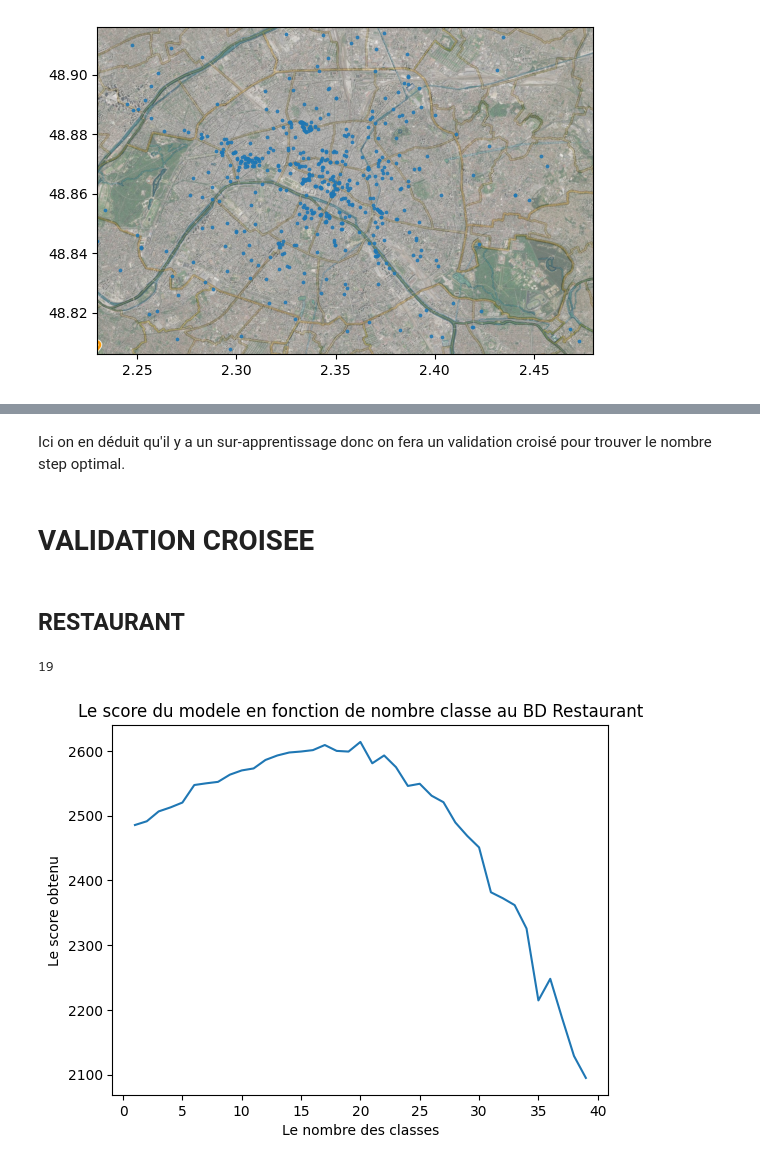
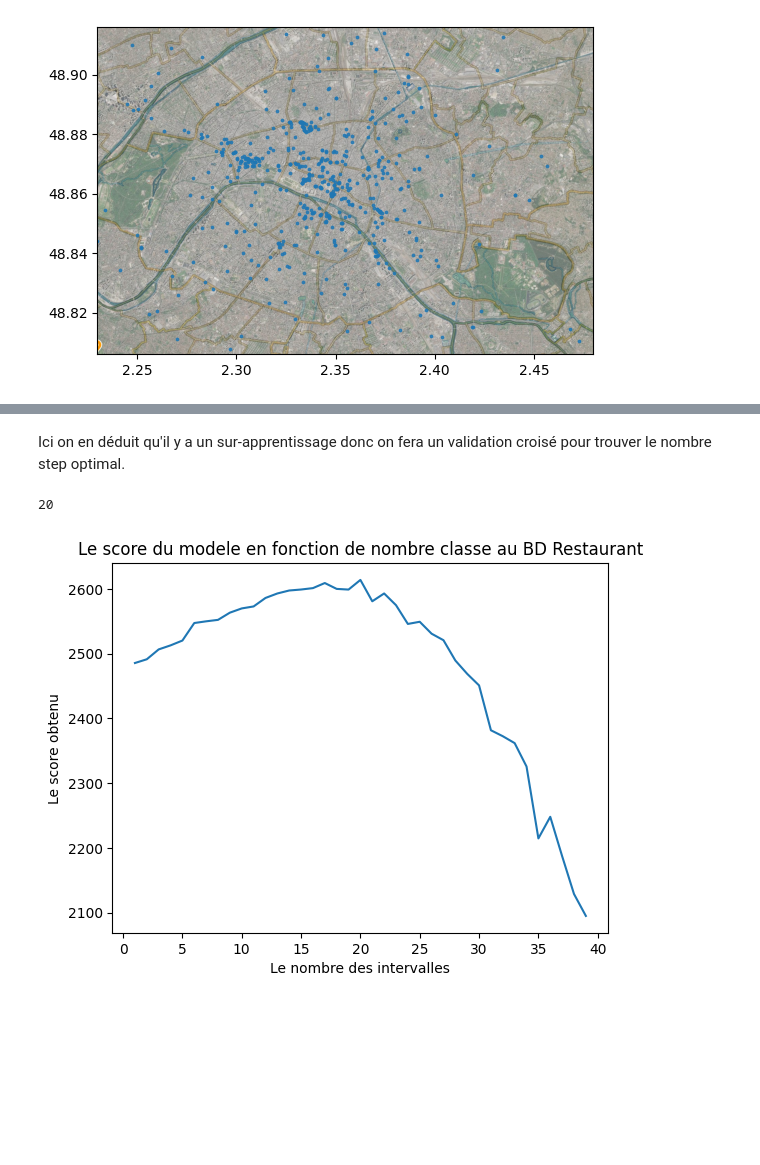
Before and after one commit to baris221/ML-2023-24-Baris-Erto, a Jupyter notebook: TME1/src/tme1.ipynb, the cells around one changed output, grey strips where cells are left out. Saved outputs shown, nothing was run; the diff lists cells and outputs as text; code cells hidden in the pictures; blank space fills up the shorter version.

```diff
--- a/TME1/src/tme1.ipynb
+++ b/TME1/src/tme1.ipynb
@@ -143,7 +160,3 @@ for s in range(10,101):
-# %% [markdown]
-Ici on en déduit qu'il y a un sur-apprentissage donc on fera un validation croisé pour trouver le nombre step optimal.
-# %% [markdown]
-# VALIDATION CROISEE
 # %%
 def test(model,data,debut,fin):
     data_test=data[debut:fin]
@@ -167,20 +180,20 @@ def validation_croise(data,steps):
 def crois_validation_plot(data):
     x=[i for i in range(1,40)]
     y=[validation_croise(data,i) for i in x]
-
-    return x,y,np.argmax(y)
+    #on fait +1 a argmax car x commence à 1
+    return x,y,np.argmax(y)+1
-# %% [markdown]
-## RESTAURANT
+# %% [markdown]
+Ici on en déduit qu'il y a un sur-apprentissage donc on fera un validation croisé pour trouver le nombre step optimal.
 # %%
 data,classe=load_poi("restaurant")
 #print(len(data))
 x,y,best_fit=crois_validation_plot(data)
 print(best_fit)
-plt.xlabel("Le nombre des classes")
+plt.xlabel("Le nombre des intervalles")
 plt.ylabel("Le score obtenu")
 plt.title("Le score du modele en fonction de nombre classe au BD Restaurant")
 plt.plot(x,y)
 plt.show()
 # %% [output]
-19
+20
-[figure, old version]
+[figure, new version]
```
Also changed, not shown: parts of 7 cells of this notebook.
